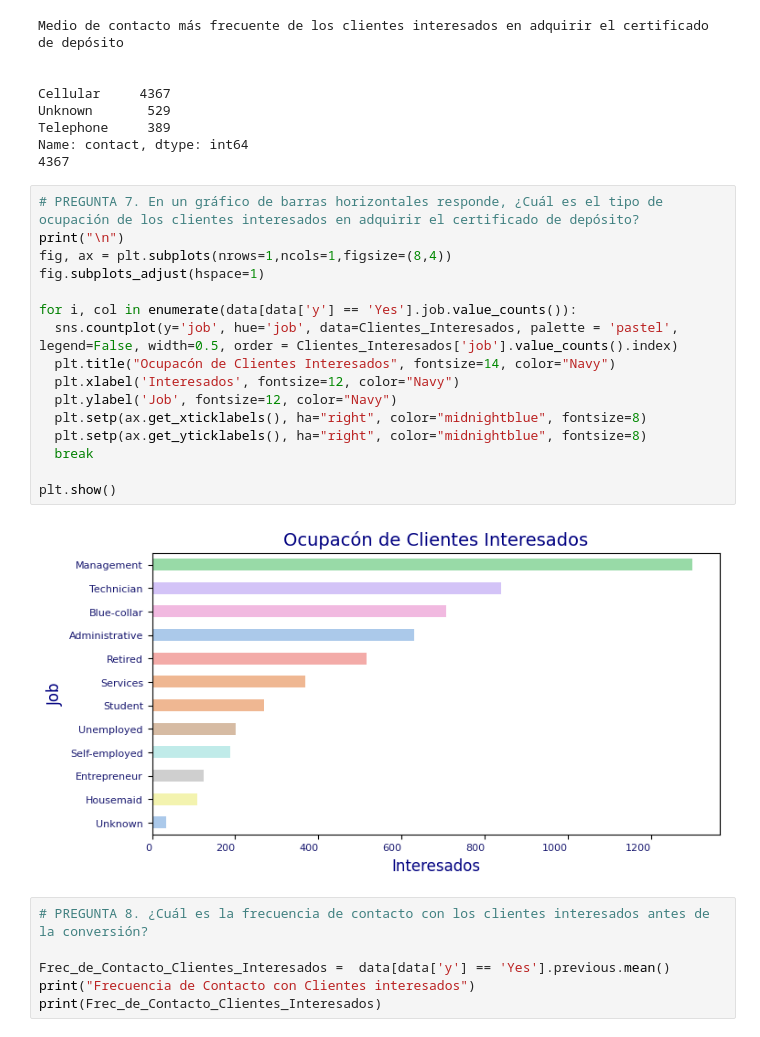
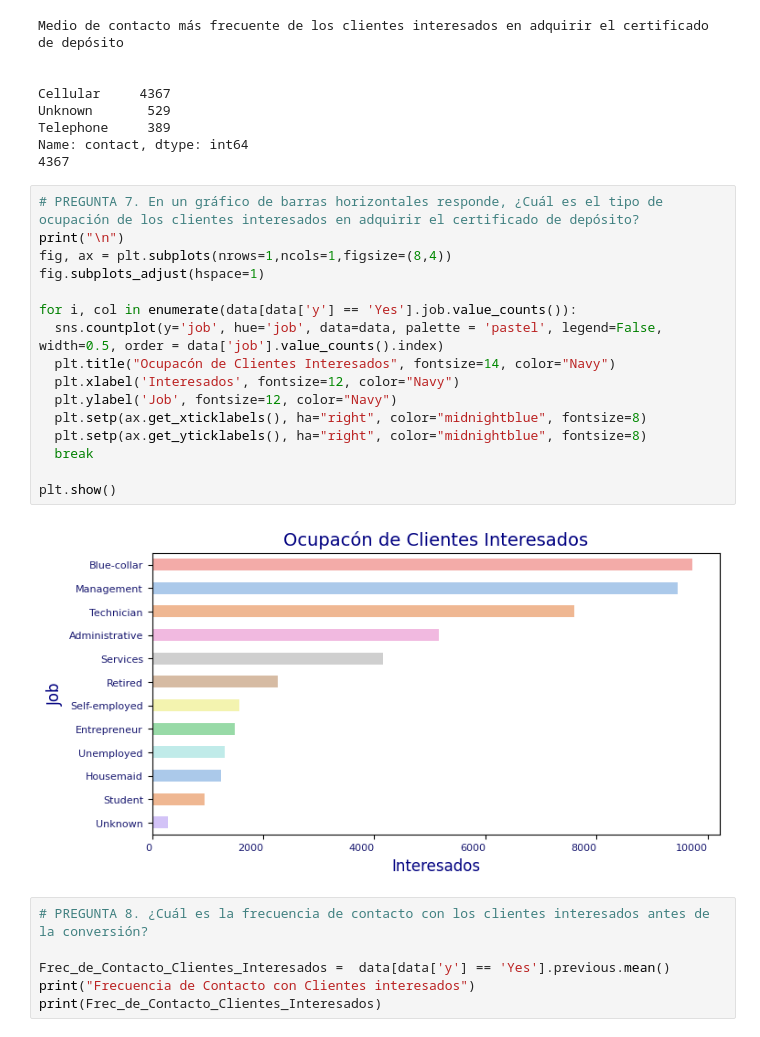
Before and after one commit to CharlieHndz/Talento-Tech-2024-Carlos-Hdez, a Jupyter notebook: Practica_Banco.ipynb, the cells around one changed output. Cells and saved outputs as stored; diff of their text form.

```diff
--- a/Practica_Banco.ipynb
+++ b/Practica_Banco.ipynb
@@ -503,21 +503,21 @@ Name: contact, dtype: int64
 # %%
 # PREGUNTA 7. En un gráfico de barras horizontales responde, ¿Cuál es el tipo de ocupación de los clientes interesados en adquirir el certificado de depósito?
 print("\n")
 fig, ax = plt.subplots(nrows=1,ncols=1,figsize=(8,4))
 fig.subplots_adjust(hspace=1)
 
 for i, col in enumerate(data[data['y'] == 'Yes'].job.value_counts()):
-  sns.countplot(y='job', hue='job', data=Clientes_Interesados, palette = 'pastel', legend=False, width=0.5, order = Clientes_Interesados['job'].value_counts().index)
+  sns.countplot(y='job', hue='job', data=data, palette = 'pastel', legend=False, width=0.5, order = data['job'].value_counts().index)
   plt.title("Ocupacón de Clientes Interesados", fontsize=14, color="Navy")
   plt.xlabel('Interesados', fontsize=12, color="Navy")
   plt.ylabel('Job', fontsize=12, color="Navy")
   plt.setp(ax.get_xticklabels(), ha="right", color="midnightblue", fontsize=8)
   plt.setp(ax.get_yticklabels(), ha="right", color="midnightblue", fontsize=8)
   break
 
 plt.show()
 # %% [output]
-[figure, old version]
+[figure, new version]
 # %%
 # PREGUNTA 8. ¿Cuál es la frecuencia de contacto con los clientes interesados antes de la conversión?
 
```
Also changed, not shown: parts of 1 cell of this notebook.
